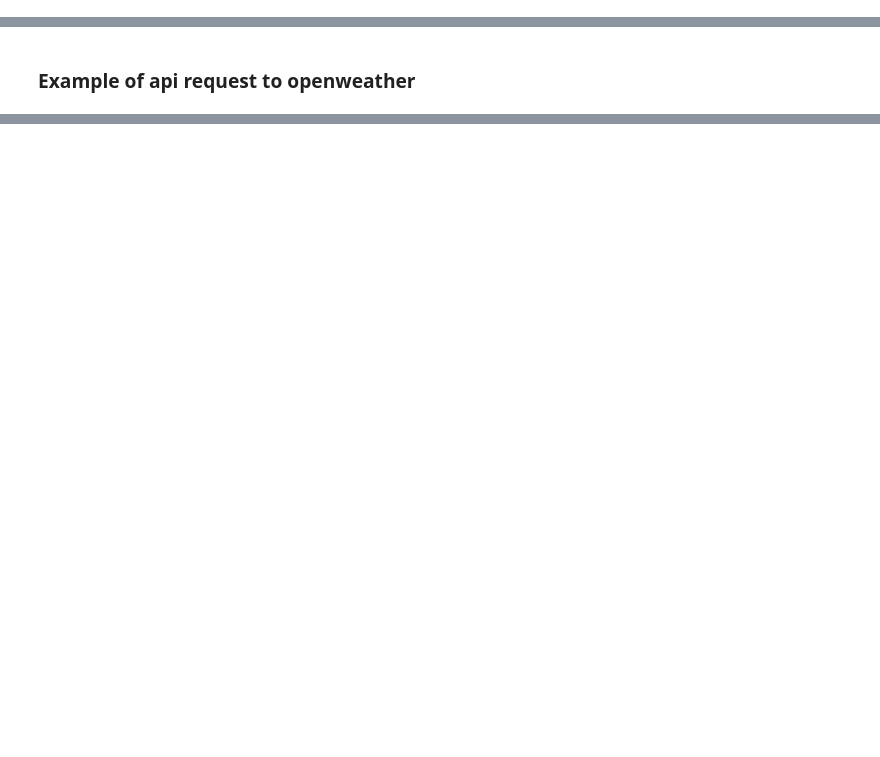
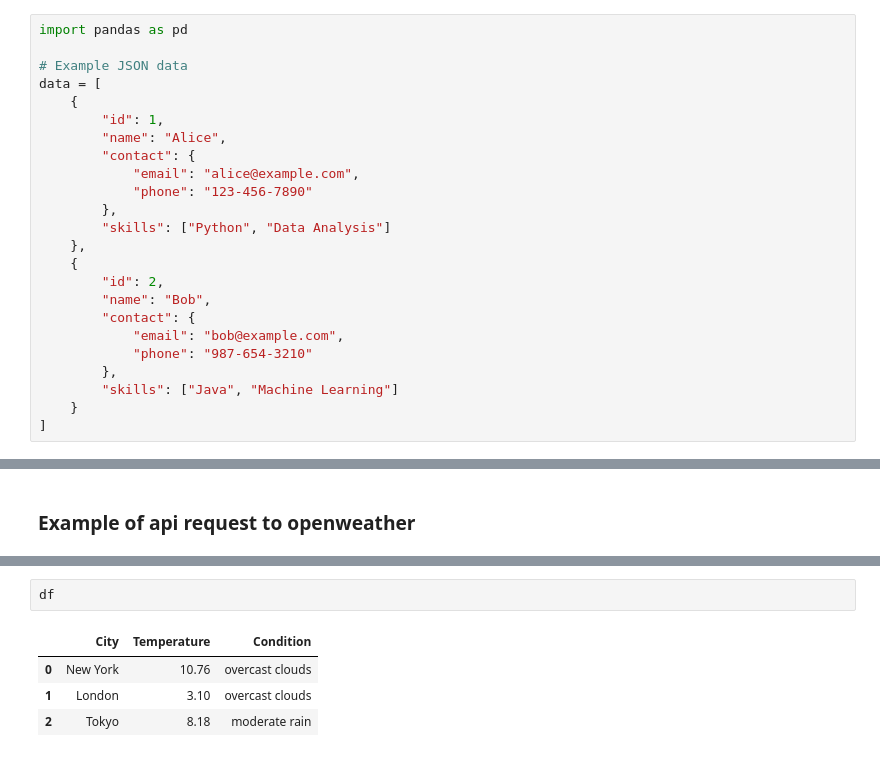
Before and after one commit to iesfsv/Data-Processing-in-Python, a Jupyter notebook: 08_week/08_Lecture_Algoritms.ipynb, the cells around one changed output, grey strips where cells are left out. Saved outputs shown, nothing was run; the diff lists cells and outputs as text; blank space fills up the shorter version.

```diff
--- a/08_week/08_Lecture_Algoritms.ipynb
+++ b/08_week/08_Lecture_Algoritms.ipynb
@@ -565,0 +742,24 @@ k = 120
+# %%
+import pandas as pd
+
+# Example JSON data
+data = [
+    {
+        "id": 1,
+        "name": "Alice",
+        "contact": {
+            "email": "alice@example.com",
+            "phone": "123-456-7890"
+        },
+        "skills": ["Python", "Data Analysis"]
+    },
+    {
+        "id": 2,
+        "name": "Bob",
+        "contact": {
+            "email": "bob@example.com",
+            "phone": "987-654-3210"
+        },
+        "skills": ["Java", "Machine Learning"]
+    }
+]
@@ -603,0 +829,7 @@ City with the highest temperature trend:
+# %%
+df
+# %% [output]
+|  | City | Temperature | Condition |
+| 0 | New York | 10.76 | overcast clouds |
+| 1 | London | 3.10 | overcast clouds |
+| 2 | Tokyo | 8.18 | moderate rain |
```
Also changed, not shown: parts of 27 cells of this notebook.
